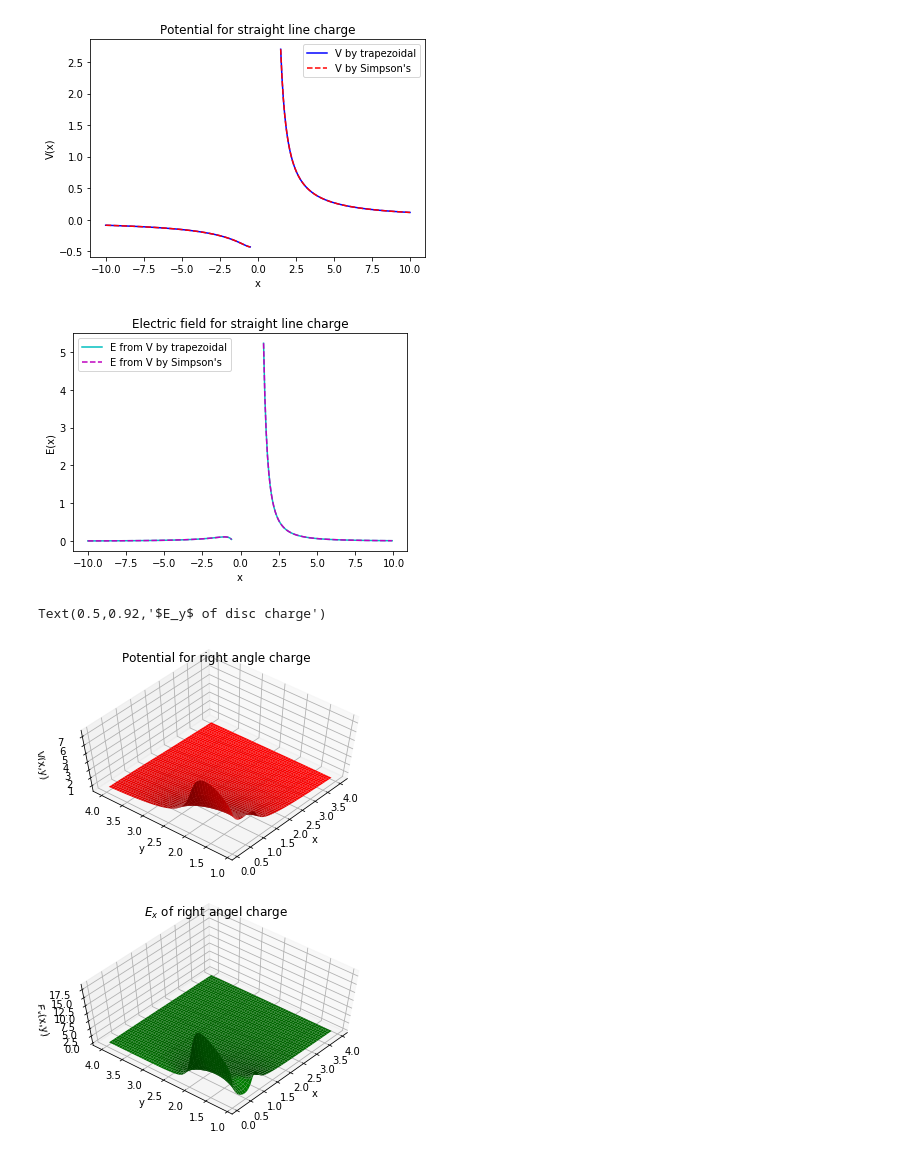
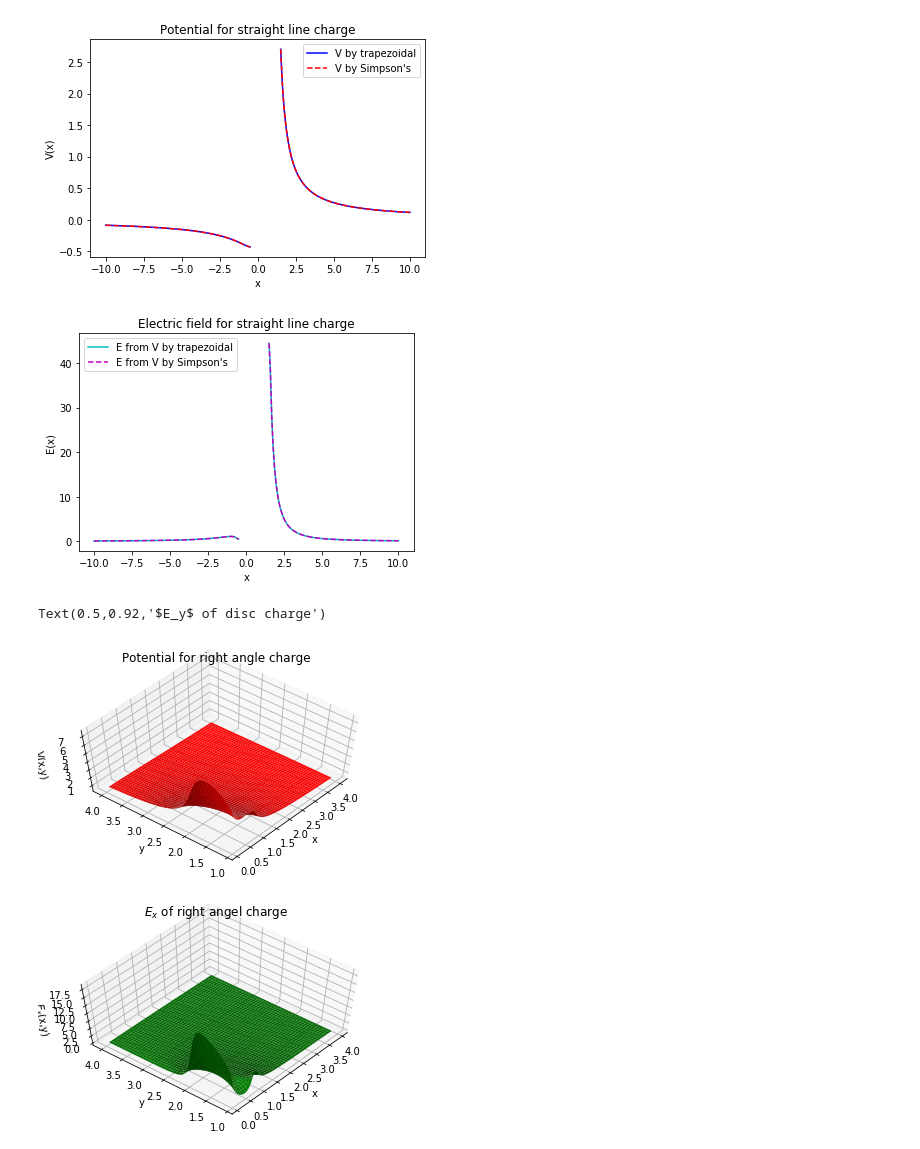
Before and after one commit to Phys7321/hw02-integrations-aninditamaiti, a Jupyter notebook: python/hw2.ipynb, the cells around one changed output. Drawn from its saved outputs; the diff is of its cells as text; code cells hidden in the pictures.

```diff
--- a/python/hw2.ipynb
+++ b/python/hw2.ipynb
@@ -5,7 +5,7 @@ import math
 from matplotlib import pyplot
 from mpl_toolkits.mplot3d import Axes3D
 from itertools import product
-#from math import pi,cos ,sin
+
 
 # Setting $\frac{1}{4\pi \epsilon_0}$ to 1 for this homework
 
@@ -35,10 +35,10 @@ for j in r1_end:
     V1_simp_end.append(sci.simps(r1,dV0)) # Simpson's rule
 
 # electric field for straight line charge
-E1_front_trap =-np.diff(V1_trap_front)/np.diff(r1_front)
-E1_end_trap =-np.diff(V1_trap_end)/np.diff(r1_end)
-E1_front_simp =-np.diff(V1_simp_front)/np.diff(r1_front)
-E1_end_simp =-np.diff(V1_simp_end)/np.diff(r1_end)
+E1_front_trap = -np.gradient(V1_trap_front,r1)
+E1_end_trap = -np.gradient(V1_trap_end,r1)
+E1_front_simp = -np.gradient(V1_simp_front,r1)
+E1_end_simp = -np.gradient(V1_simp_end,r1)
 
 # plottign V of straight line charge
 pyplot.plot(r1_front,V1_trap_front,'b-')
@@ -52,10 +52,10 @@ pyplot.legend()
 pyplot.show()
 
 # Plotting E field of straight line charge
-pyplot.plot(r1_front[0:99],E1_front_trap,'c-')
-pyplot.plot(r1_end[0:99],E1_end_trap,'c-',label="E from V by trapezoidal")
-pyplot.plot(r1_front[0:99],E1_front_simp,'m--')
-pyplot.plot(r1_end[0:99],E1_end_simp,'m--',label="E from V by Simpson's")
+pyplot.plot(r1_front,E1_front_trap,'c-')
+pyplot.plot(r1_end,E1_end_trap,'c-',label="E from V by trapezoidal")
+pyplot.plot(r1_front,E1_front_simp,'m--')
+pyplot.plot(r1_end,E1_end_simp,'m--',label="E from V by Simpson's")
 pyplot.xlabel('x')
 pyplot.ylabel('E(x)')
 pyplot.title("Electric field for straight line charge")
@@ -78,6 +78,8 @@ for i,j in product(range(0,len(x1)),range(0,len(y1))):
 # E field of right angle charge
 E_rightangle_x = -np.diff(V_rightangle,axis=-1)/.1
 E_rightangle_y = -np.diff(V_rightangle,axis=0)/.1
+E_ra_x = -np.gradient(V_rightangle,axis =1)
+E_ra_y = -np.gradient(V_rightangle,axis=0)
 
 # Plotting V of right angle charge
 fig1 = pyplot.figure()
@@ -90,7 +92,7 @@ diagram1.set_zlabel('V(x,y)')
 diagram1.view_init(60, 220)
 diagram1.set_title('Potential for right angle charge')
 
-# Plotting E_x of line charge
+# Plotting E_x of right angle charge
 fig2 = pyplot.figure()
 diagram_Ex = fig2.gca(projection='3d')
 X2, Y2 = np.meshgrid(x1[0:(len(x1)-1)], y1)
@@ -101,8 +103,7 @@ diagram_Ex.set_zlabel('$E_x$(x,y)')
 diagram_Ex.view_init(60, 220)
 diagram_Ex.set_title('$E_x$ of right angel charge')
 
-
-# Plotting E_y of line charge
+# Plotting E_y of right angle charge
 fig3 = pyplot.figure()
 diagram_Ey = fig3.gca(projection='3d')
 X3, Y3 = np.meshgrid(x1, y1[0:len(y1)-1])
@@ -135,34 +136,34 @@ E_disc_y=-np.diff(V_disc,axis=0)/.1
 fig4 = pyplot.figure()
 diagram_disc_V = fig4.gca(projection='3d')
 X3, Y3 = np.meshgrid(x3, y3)
 contour4 = diagram_disc_V.plot_surface(X3, Y3, V_disc,shade=True,color='c')
 diagram_disc_V.set_xlabel('x')
 diagram_disc_V.set_ylabel('y')
 diagram_disc_V.set_zlabel('V(x,y)')
 diagram_disc_V.set_title('Potential of disc charge')
 
 # Plotting Ex of disc charge
 fig5 = pyplot.figure()
 diagram_disc_Ex = fig5.gca(projection='3d')
 X4, Y4 = np.meshgrid(x3[0:len(x3)-1], y3)
 contour5 = diagram_disc_Ex.plot_surface(X4, Y4, E_disc_x,shade=True,color='r')
 diagram_disc_Ex.set_xlabel('x')
 diagram_disc_Ex.set_ylabel('y')
 diagram_disc_Ex.set_zlabel('$E_x$(x,y)')
 diagram_disc_Ex.set_title('$E_x$ of disc charge')
 
 # Plotting Ey of disc charge
 fig6 = pyplot.figure()
 diagram_disc_Ey = fig6.gca(projection='3d')
 X5, Y5 = np.meshgrid(x3, y3[0:len(y3)-1])
 contour6 = diagram_disc_Ey.plot_surface(X5, Y5, E_disc_y,shade=True,color='b')
 diagram_disc_Ey.set_xlabel('x')
 diagram_disc_Ey.set_ylabel('y')
 diagram_disc_Ey.set_zlabel('$E_y$(x,y)')
 diagram_disc_Ey.set_title('$E_y$ of disc charge')
 # %% [output]
 [figure]
-[figure, old version]
+[figure, new version]
 Text(0.5,0.92,'$E_y$ of disc charge')
 [figure]
 [figure]
```
Also changed, not shown: 1 other file.
